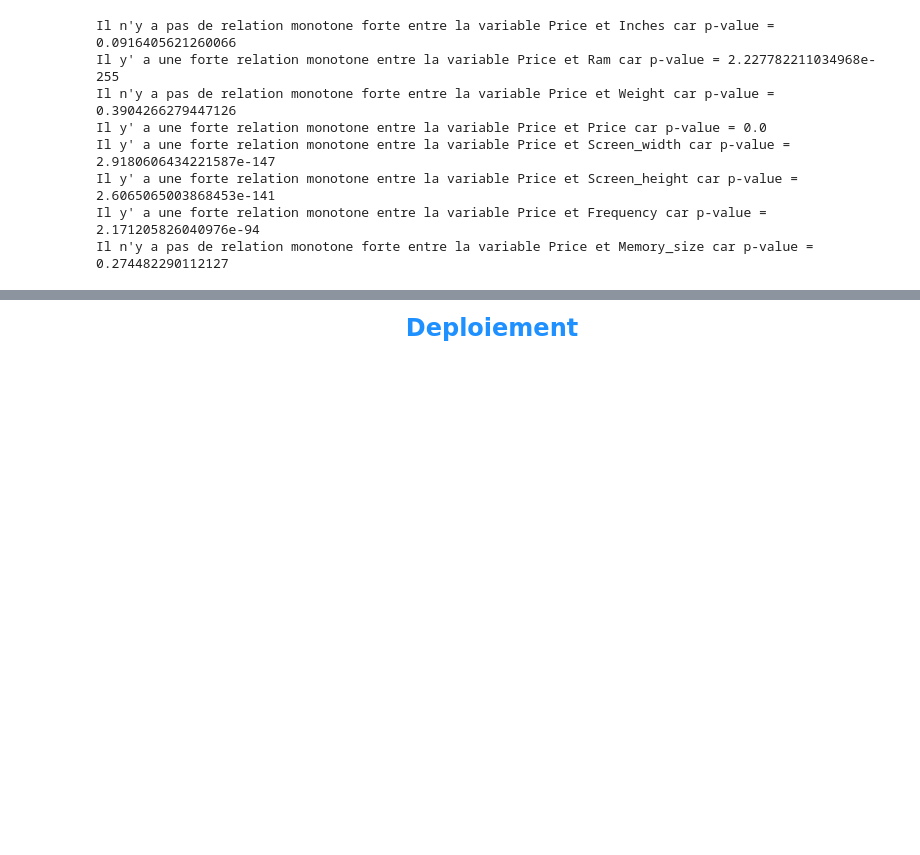
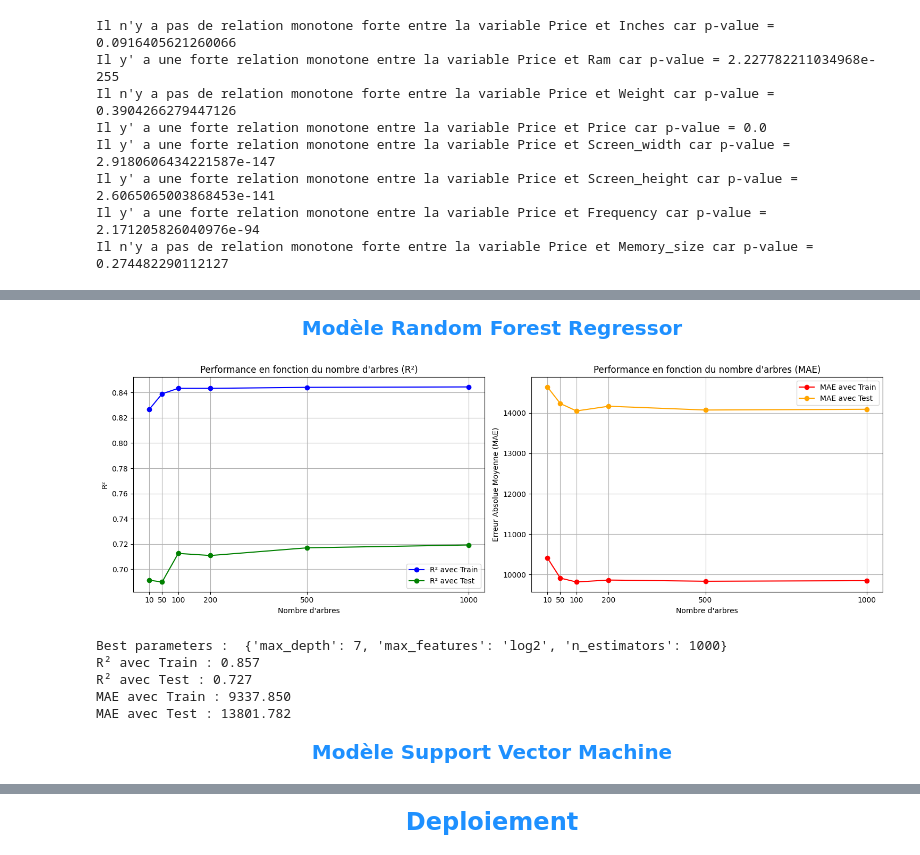
Before and after one commit to wahabsoumare/Computer-Prediction, a Jupyter notebook: script.ipynb, the cells around one changed output, grey strips where cells are left out. Saved outputs shown, nothing was run; the diff lists cells and outputs as text; code cells hidden in the pictures; blank space fills up the shorter version.

```diff
--- a/script.ipynb
+++ b/script.ipynb
@@ -285,0 +399,72 @@ R^2 score pour le modèle lasso est : 0.6529882867348766
+# %% [markdown]
+<p style = 'text-align : center; font-weight : bold; font-size : 20px; color : dodgerblue;'>Modèle Random Forest Regressor</p>
+# %%
+# trees = list(range(100, 701, 100))
+trees = [10, 50, 100, 200, 500, 1000]
+train_accuracy = np.empty(len(trees))
+test_accuracy = np.empty(len(trees))
+train_mae = np.empty(len(trees))
+test_mae = np.empty(len(trees))
+
+for index, tree in enumerate(trees) :
+    forest = RandomForestRegressor(n_estimators = tree, max_features = 'sqrt', max_depth = 7, random_state = 42)
+    forest.fit(X_train_scaled, y_train)
+
+    train_accuracy[index] = forest.score(X_train_scaled, y_train)
+    test_accuracy[index] = forest.score(X_test_scaled, y_test)
+
+    train_mae[index] = mean_absolute_error(y_train, forest.predict(X_train_scaled))
+    test_mae[index] = mean_absolute_error(y_test, forest.predict(X_test_scaled))
+
+fig, (ax1, ax2) = plt.subplots(1, 2, figsize = (15, 5))
+
+ax1.plot(trees, train_accuracy, 'o-', label = 'R² avec Train', color = 'blue')
+ax1.plot(trees, test_accuracy, 'o-', label = 'R² avec Test', color = 'green')
+ax1.set_xlabel('Nombre d\'arbres')
+ax1.set_ylabel('R²')
+ax1.set_title('Performance en fonction du nombre d\'arbres (R²)')
+ax1.set_xticks(trees)
+ax1.legend(loc = 'lower right')
+ax1.grid()
+
+ax2.plot(trees, train_mae, 'o-', label = 'MAE avec Train', color = 'red')
+ax2.plot(trees, test_mae, 'o-', label = 'MAE avec Test', color = 'orange')
+ax2.set_xlabel('Nombre d\'arbres')
+ax2.set_ylabel('Erreur Absolue Moyenne (MAE)')
+ax2.set_title('Performance en fonction du nombre d\'arbres (MAE)')
+ax2.set_xticks(trees)
+ax2.legend(loc = 'upper right')
+ax2.grid()
+
+plt.tight_layout()
+plt.show()
+
+param_grid = {
+    'n_estimators': trees,
+    'max_depth': [3, 5, 7],
+    'max_features': ['sqrt', 'log2']
+}
+
+grid_search = GridSearchCV(RandomForestRegressor(random_state = 42), param_grid, cv = 5, scoring = 'r2')
+grid_search.fit(X_train_scaled, y_train)
+print("Best parameters : ", grid_search.best_params_)
+
+best_forest = grid_search.best_estimator_
+train_accuracy = best_forest.score(X_train_scaled, y_train)
+test_accuracy = best_forest.score(X_test_scaled, y_test)
+train_mae = mean_absolute_error(y_train, best_forest.predict(X_train_scaled))
+test_mae = mean_absolute_error(y_test, best_forest.predict(X_test_scaled))
+
+print(f"R² avec Train : {train_accuracy:.3f}")
+print(f"R² avec Test : {test_accuracy:.3f}")
+print(f"MAE avec Train : {train_mae:.3f}")
+print(f"MAE avec Test : {test_mae:.3f}")
+# %% [output]
+[figure, added]
+Best parameters :  {'max_depth': 7, 'max_features': 'log2', 'n_estimators': 1000}
+R² avec Train : 0.857
+R² avec Test : 0.727
+MAE avec Train : 9337.850
+MAE avec Test : 13801.782
+# %% [markdown]
+<p style = 'text-align : center; font-weight : bold; font-size : 20px; color : dodgerblue;'>Modèle Support Vector Machine</p>
```
Also changed, not shown: parts of 40 cells of this notebook, 47 other files.
